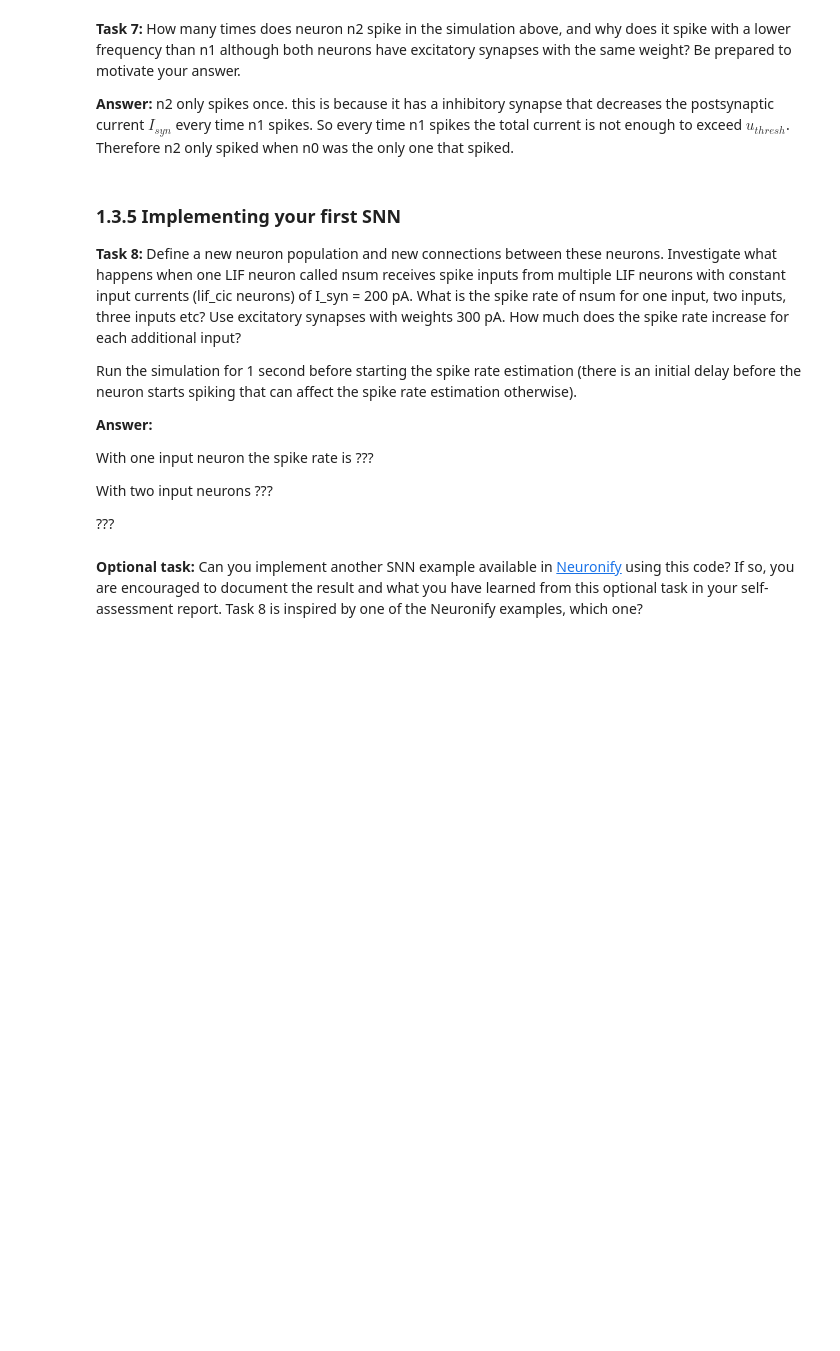
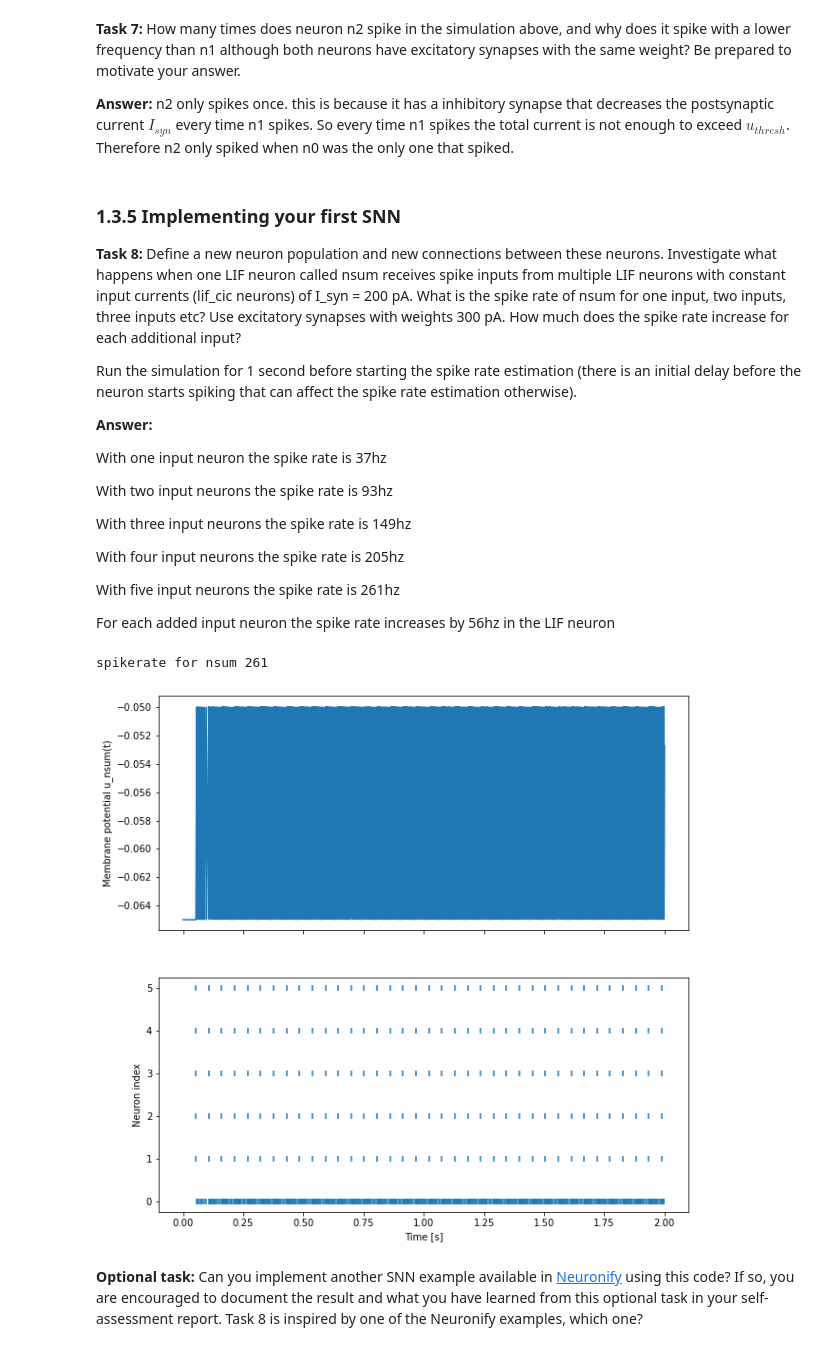
Before and after one commit to banunkers/d7046e-exercises, a Jupyter notebook: SNN-Exercise-1.ipynb, the cells around one changed output. Saved outputs shown, nothing was run; the diff lists cells and outputs as text; code cells hidden in the pictures; blank space fills up the shorter version.

Commit message:
task 8

```diff
--- a/SNN-Exercise-1.ipynb
+++ b/SNN-Exercise-1.ipynb
@@ -436,8 +443,14 @@ Run the simulation for 1 second before starting the spike rate estimation (there
 
 **Answer:**
 
-With one input neuron the spike rate is ???
+With one input neuron the spike rate is 37hz
 
-With two input neurons ???
+With two input neurons the spike rate is 93hz
 
-???
+With three input neurons the spike rate is 149hz
+
+With four input neurons the spike rate is 205hz
+
+With five input neurons the spike rate is 261hz
+
+For each added input neuron the spike rate increases by 56hz in the LIF neuron
@@ -460,3 +457,69 @@ connections = ...
+# %%
+# Code for Task 8
+
+in1 = lif_cic_neuron(200e-12);
+in2 = lif_cic_neuron(200e-12);
+in3 = lif_cic_neuron(200e-12);
+in4 = lif_cic_neuron(200e-12);
+in5 = lif_cic_neuron(200e-12);
+
+
+nsum = lif_neuron(5);
+nsum['w_syn'][0] = 300e-12
+nsum['w_syn'][1] = 300e-12
+nsum['w_syn'][2] = 300e-12
+nsum['w_syn'][3] = 300e-12
+nsum['w_syn'][4] = 300e-12
+
+
+neurons = [nsum, in1, in2, in3, in4, in5]
+
+#connections = [[0,0,1]]
+
+#connections = [[0,0,1],[0,1,2]]
+
+#connections = [[0,0,1],[0,1,2],[0,2,3]]
+
+connections = [[0,0,1],[0,1,2],[0,2,3],[0,3,4]]
+
+connections = [[0,0,1],[0,1,2],[0,2,3],[0,3,4],[0,4,5]]
+t = 0
+dt = 1e-5
+
+t0 = t
+tv = []
+u_nsum = []
+t_spike = []
+n_spike = []
+nsum_spike = 0
+while t < t0+2:
+
+    # Update the network
+    spikes = snn_update(dt, t, neurons, connections)
+
+    # Store membrane potentials of nsum for plotting/analysis
+    tv.append(t)
+    u_nsum.append(nsum['u'])
+
+    # Store spikes needed for plotting/analysis
+    if len(spikes)>0:
+        for s in spikes:
+            t_spike.append(t)
+            n_spike.append(s)
+            if s == 0 and t > 1:
+                nsum_spike +=1
+
+    # Timestep completed
+    t += dt
+
+print(f"spikerate for nsum {nsum_spike}")
+plt.rcParams['figure.figsize'] = [10, 10]
+fig,(ax1,ax2) = plt.subplots(2,1, sharex=True)
+ax1.plot(tv,u_nsum); ax1.set_ylabel('Membrane potential u_nsum(t)')
+rasterplot(ax2, t_spike, n_spike,'Time [s]','Neuron index')
+# %% [output]
+spikerate for nsum 261
+[figure, added]
 # %% [markdown]
 **Optional task:** Can you implement another SNN example available in [Neuronify](https://ovilab.net/neuronify/) using this code? If so, you are encouraged to document the result and what you have learned from this optional task in your self-assessment report. Task 8 is inspired by one of the Neuronify examples, which one?
 # %%
```
Also changed, not shown: parts of 4 cells of this notebook.
